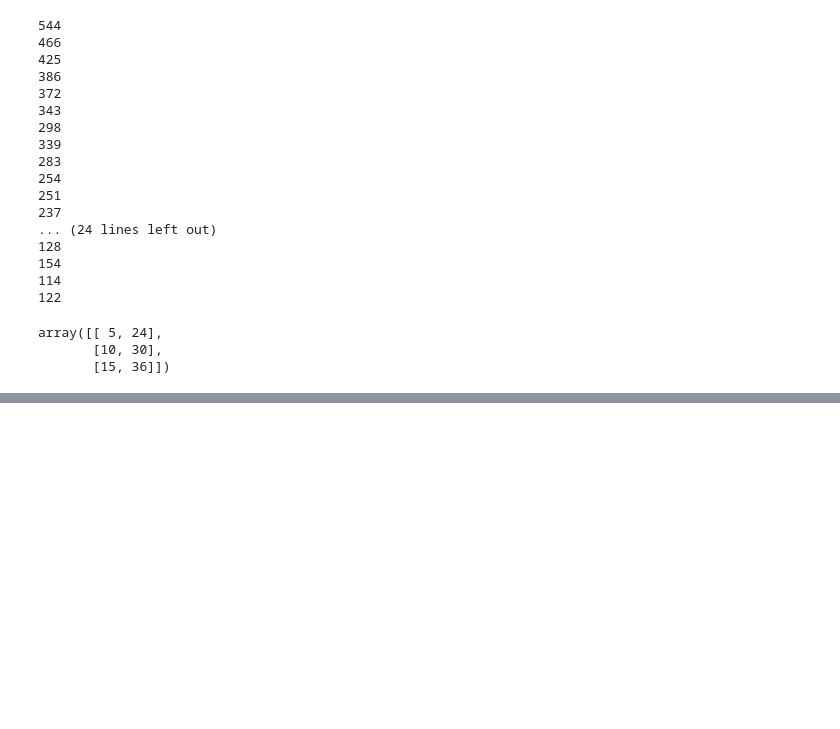
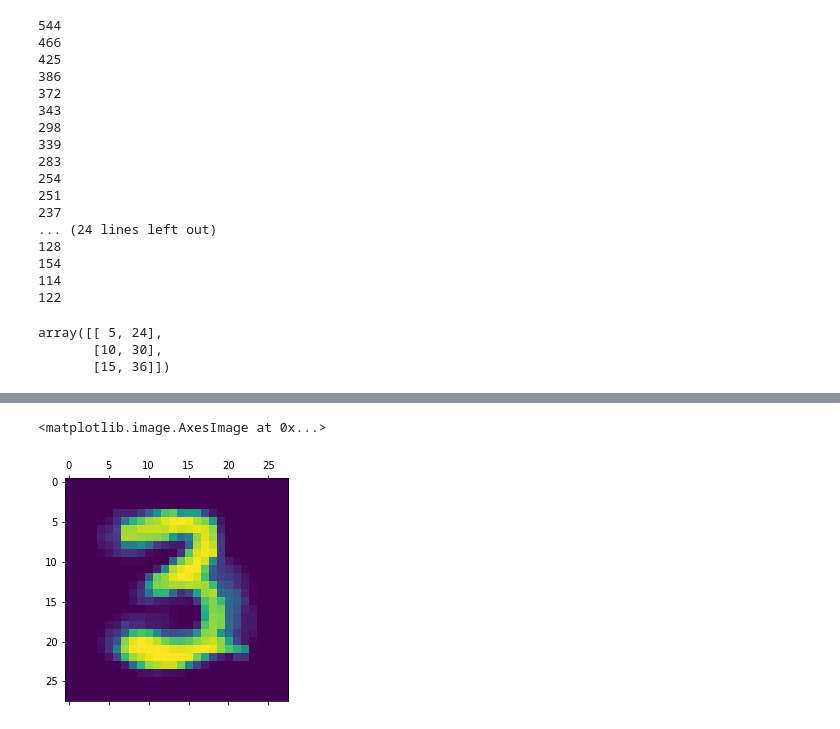
Before and after one commit to MarianPanyar/ITI, a Jupyter notebook: ITI/UOM7.ipynb, the cells around one changed output, grey strips where cells are left out. Saved outputs shown, nothing was run; the diff lists cells and outputs as text; code cells hidden in the pictures; blank space fills up the shorter version.

```diff
--- a/ITI/UOM7.ipynb
+++ b/ITI/UOM7.ipynb
@@ -194,5 +228,5 @@ class dreamNN(object):
 # %%
-T = dreamNN(train_data[:10000],test_data,1000,10,0.3,0.8)
+T = dreamNN(UOM,train_data[:10000],test_data,1000,10,0.3,0.8)
 T.train_UOM(train_data[:10000,1:],train_data[10000:20000,1:])
 for i in range(40):
     lm = T.lblist()
@@ -228,0 +603,11 @@ array([[ 5, 24],
+# %%
+A = CKNN(UOM,10)
+#B = A.label_sp(train_data[:5000])
+C = A.label_UOM(100,train_data[:5000],0.1)
+D,E = A.united_UOM()
+#F = A.g_bmu(train_data[:300,1:])
+#G = A.d_list(train_data[:300])
+#H = A.renew_add(train_data[:300])
+#J = A.renew_del(0.2)
+G = A.loop_renew(train_data[:5000],1000,mode='odd')
+#G = A.odd_train(train_data[:5000])
@@ -228,0 +640,5 @@ array([[ 5, 24],
+# %%
+plt.matshow(np.reshape(G[150],(28,28)))
+# %% [output]
+<matplotlib.image.AxesImage at 0x...>
+[figure, added]
```
Also changed, not shown: parts of 25 cells of this notebook, 4 other files.
